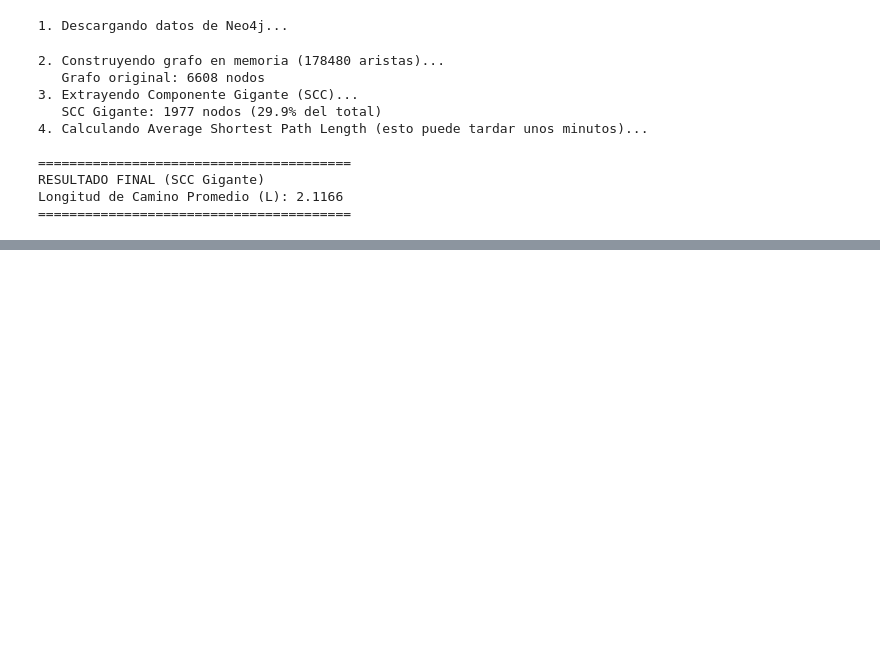
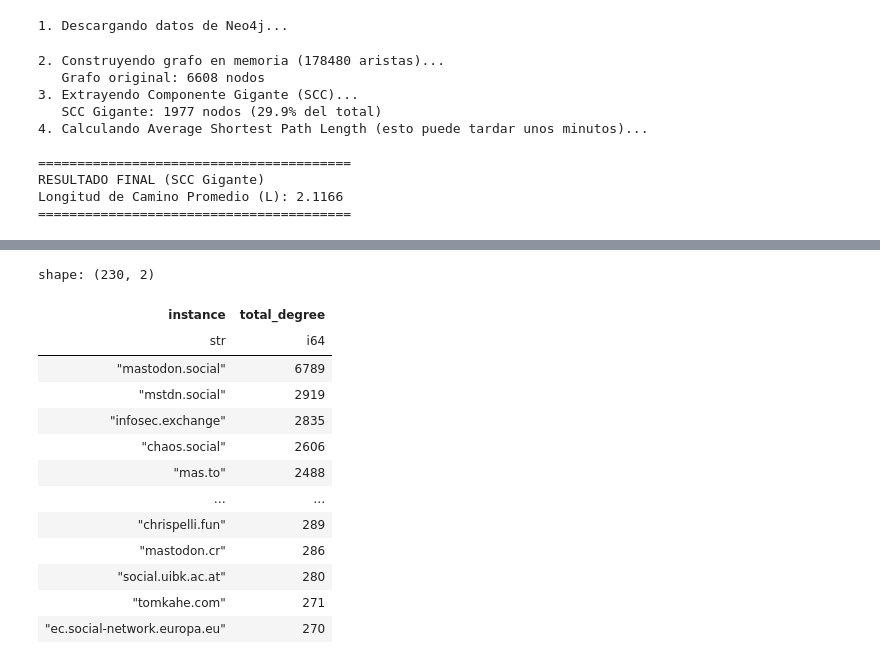
Before and after one commit to CarMoreno/TFM-reblogs-graph, a Jupyter notebook: graph-analysis.ipynb, the cells around one changed output, grey strips where cells are left out. Drawn from its saved outputs; the diff is of its cells as text; code cells hidden in the pictures; blank space fills up the shorter version.

```diff
--- a/graph-analysis.ipynb
+++ b/graph-analysis.ipynb
@@ -1579,0 +1866,28 @@ Longitud de Camino Promedio (L): 2.1166
+# %%
+df_core_instances = run_query("""
+MATCH (n:Instance)
+WHERE n.coreValue = 144
+RETURN
+    n.instance AS instance
+""")
+df_degrees = df_indegree.join(df_outdegree, on="instance", how="inner").with_columns(
+    total_degree=pl.col.in_degree + pl.col.out_degree
+)
+df_degrees.join(df_core_instances, on="instance", how="inner").sort(
+    "total_degree", descending=True
+).select("instance", "total_degree")
+# %% [output]
+shape: (230, 2)
+| instance | total_degree |
+| str | i64 |
+| "mastodon.social" | 6789 |
+| "mstdn.social" | 2919 |
+| "infosec.exchange" | 2835 |
+| "chaos.social" | 2606 |
+| "mas.to" | 2488 |
+| … | … |
+| "chrispelli.fun" | 289 |
+| "mastodon.cr" | 286 |
+| "social.uibk.ac.at" | 280 |
+| "tomkahe.com" | 271 |
+| "ec.social-network.europa.eu" | 270 |
```
Also changed, not shown: parts of 10 cells of this notebook.
